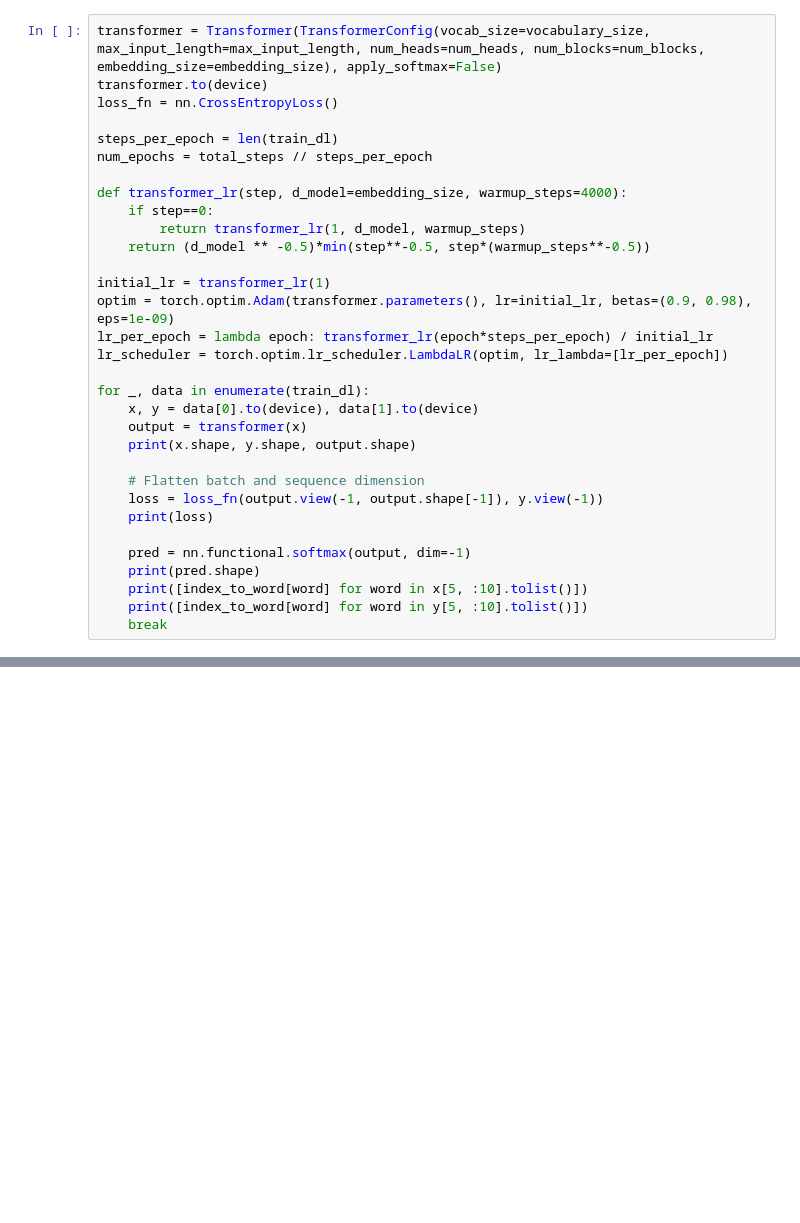
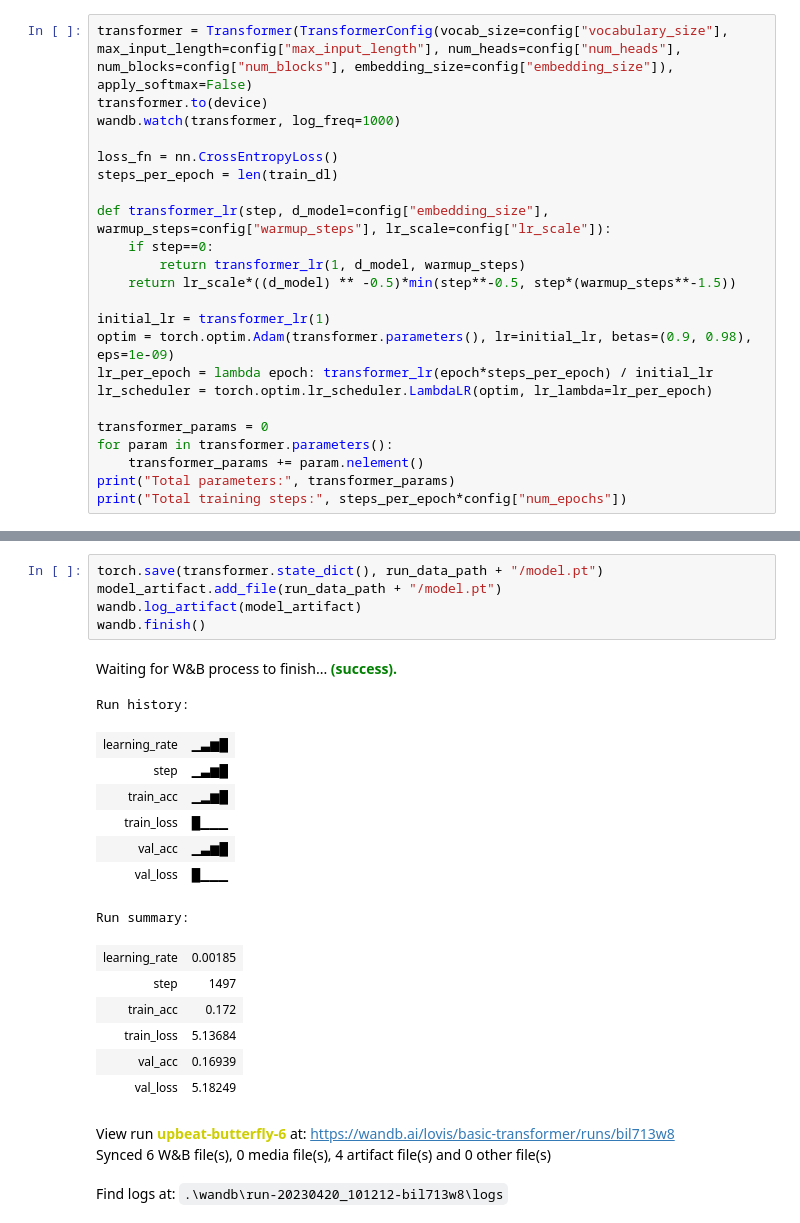
Before and after one commit to lovis-heindrich/basic-transformer, a Jupyter notebook: test_training.ipynb, the cells around one changed output, grey strips where cells are left out. Drawn from its saved outputs; the diff is of its cells as text; blank space fills up the shorter version.

Commit message:
wandb training code

```diff
--- a/test_training.ipynb
+++ b/test_training.ipynb
@@ -148,33 +93,24 @@ torch.Size([128, 30]) torch.Size([128, 30])
 # %%
-transformer = Transformer(TransformerConfig(vocab_size=vocabulary_size, max_input_length=max_input_length, num_heads=num_heads, num_blocks=num_blocks, embedding_size=embedding_size), apply_softmax=False)
+transformer = Transformer(TransformerConfig(vocab_size=config["vocabulary_size"], max_input_length=config["max_input_length"], num_heads=config["num_heads"], num_blocks=config["num_blocks"], embedding_size=config["embedding_size"]), apply_softmax=False)
 transformer.to(device)
+wandb.watch(transformer, log_freq=1000)
+
 loss_fn = nn.CrossEntropyLoss()
+steps_per_epoch = len(train_dl)
 
-steps_per_epoch = len(train_dl)
-num_epochs = total_steps // steps_per_epoch
-
-def transformer_lr(step, d_model=embedding_size, warmup_steps=4000):
+def transformer_lr(step, d_model=config["embedding_size"], warmup_steps=config["warmup_steps"], lr_scale=config["lr_scale"]):
     if step==0:
         return transformer_lr(1, d_model, warmup_steps)
-    return (d_model ** -0.5)*min(step**-0.5, step*(warmup_steps**-0.5))
+    return lr_scale*((d_model) ** -0.5)*min(step**-0.5, step*(warmup_steps**-1.5))
 
 initial_lr = transformer_lr(1)
 optim = torch.optim.Adam(transformer.parameters(), lr=initial_lr, betas=(0.9, 0.98), eps=1e-09)
 lr_per_epoch = lambda epoch: transformer_lr(epoch*steps_per_epoch) / initial_lr
-lr_scheduler = torch.optim.lr_scheduler.LambdaLR(optim, lr_lambda=[lr_per_epoch])
+lr_scheduler = torch.optim.lr_scheduler.LambdaLR(optim, lr_lambda=lr_per_epoch)
 
-for _, data in enumerate(train_dl):
-    x, y = data[0].to(device), data[1].to(device)
-    output = transformer(x)
-    print(x.shape, y.shape, output.shape)
-
-    # Flatten batch and sequence dimension
-    loss = loss_fn(output.view(-1, output.shape[-1]), y.view(-1))
-    print(loss)
-
-    pred = nn.functional.softmax(output, dim=-1)
-    print(pred.shape)
-    print([index_to_word[word] for word in x[5, :10].tolist()])
-    print([index_to_word[word] for word in y[5, :10].tolist()])
-    break
+transformer_params = 0
+for param in transformer.parameters():
+    transformer_params += param.nelement()
+print("Total parameters:", transformer_params)
+print("Total training steps:", steps_per_epoch*config["num_epochs"])
 # %% [output]
@@ -193 +172,25 @@ Total parameters: 2026752
+# %%
+torch.save(transformer.state_dict(), run_data_path + "/model.pt")
+model_artifact.add_file(run_data_path + "/model.pt")
+wandb.log_artifact(model_artifact)
+wandb.finish()
+# %% [output]
+Waiting for W&B process to finish... (success).
+Run history:
+| learning_rate | ▁▃▆█ |
+| step | ▁▃▆█ |
+| train_acc | ▁▂▆█ |
+| train_loss | █▁▁▁ |
+| val_acc | ▁▃▆█ |
+| val_loss | █▁▁▁ |
+Run summary:
+| learning_rate | 0.00185 |
+| step | 1497 |
+| train_acc | 0.172 |
+| train_loss | 5.13684 |
+| val_acc | 0.16939 |
+| val_loss | 5.18249 |
+View run upbeat-butterfly-6 at: https://wandb.ai/lovis/basic-transformer/runs/bil713w8
+Synced 6 W&B file(s), 0 media file(s), 4 artifact file(s) and 0 other file(s)
+Find logs at: .\wandb\run-20230420_101212-bil713w8\logs
 # %%
```
Also changed, not shown: parts of 25 cells of this notebook, 3 other files.
